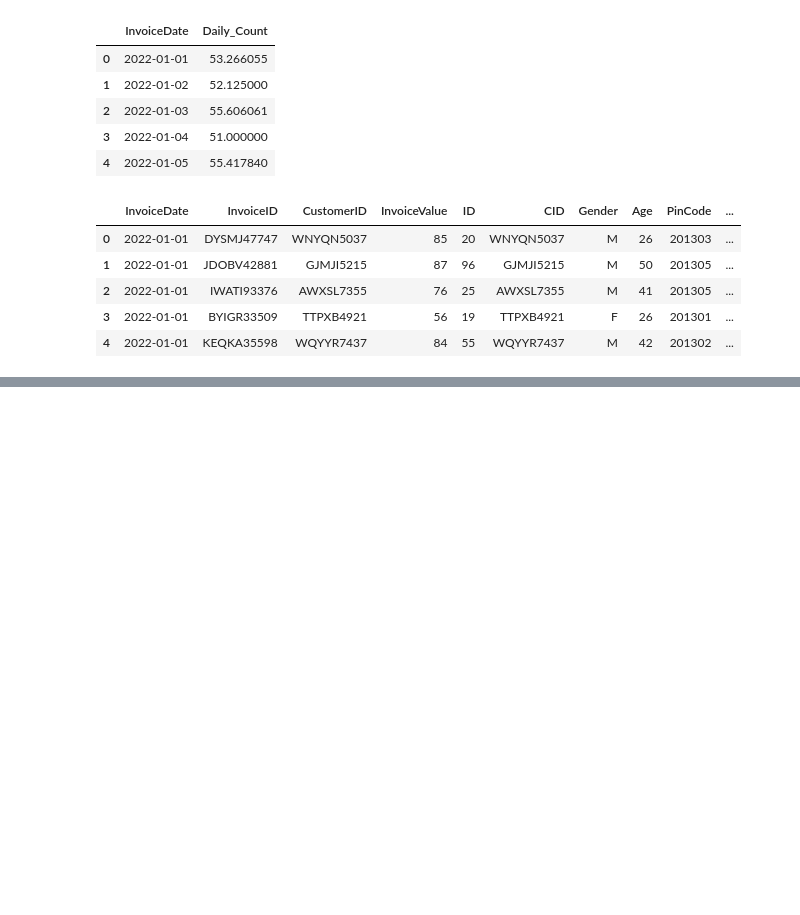
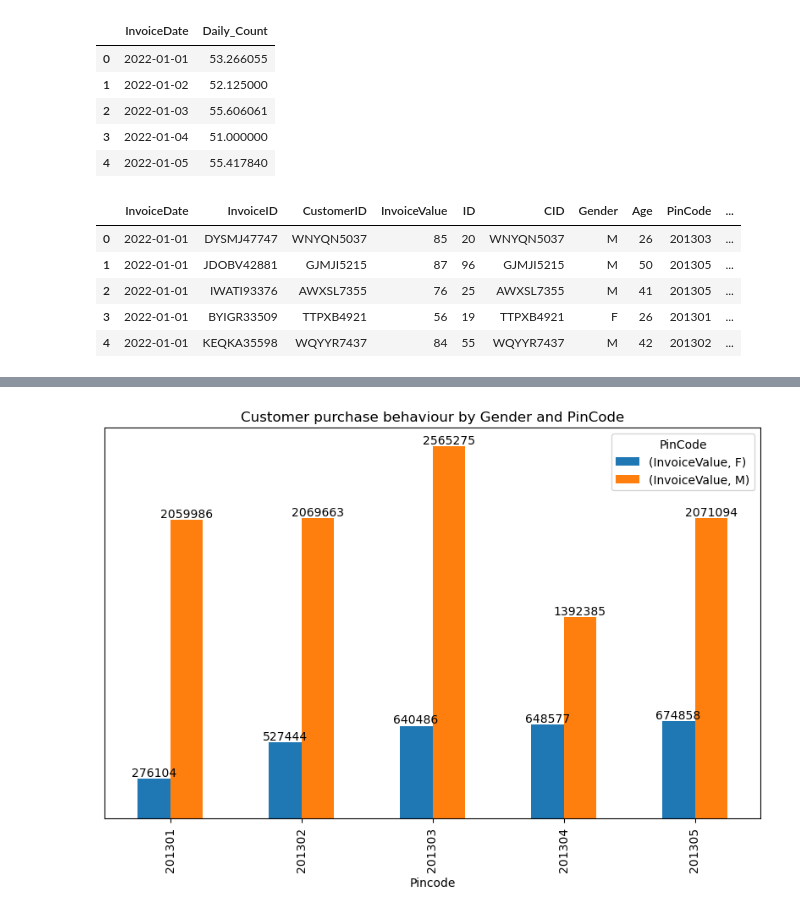
Before and after one commit to DrAanchalAwasthi/STAT742, a Jupyter notebook: ABC-Corporation-Sales/Business-Questions-Q1.ipynb, the cells around one changed output, grey strips where cells are left out. Cells and saved outputs as stored; diff of their text form; code cells hidden in the pictures; blank space fills up the shorter version.

```diff
--- a/ABC-Corporation-Sales/Business-Questions-Q1.ipynb
+++ b/ABC-Corporation-Sales/Business-Questions-Q1.ipynb
@@ -154,0 +415,30 @@ monthly_sale_by_pin
+# %%
+#Do we have different patterns in buying behaviour between different customer gender?
+customer_buying_pattern = master.pivot_table(index='PinCode',
+                                            columns='Gender',
+                                            values=['InvoiceValue'],
+                                            aggfunc={'InvoiceValue': 'sum'},
+                                            fill_value=0)
+
+plt.rcParams['figure.figsize'] = [10, 6]
+
+# Create a bar plot
+ax = customer_buying_pattern.plot(kind='bar', stacked=False)
+
+# Customize the plot
+ax.set_xlabel('Pincode')
+ax.set_title('Customer purchase behaviour by Gender and PinCode')
+ax.legend(title='PinCode')
+
+# Add values on top of the bars
+for container in ax.containers:
+    ax.bar_label(container, fmt='%d', label_type='edge')
+
+# Set plot labels and title
+ax.set_xlabel
+ax.set_yticks([])
+
+# Show the plot
+plt.show()
+# %% [output]
+[figure, added]
```
Also changed, not shown: parts of 27 cells of this notebook, 1 other file.
